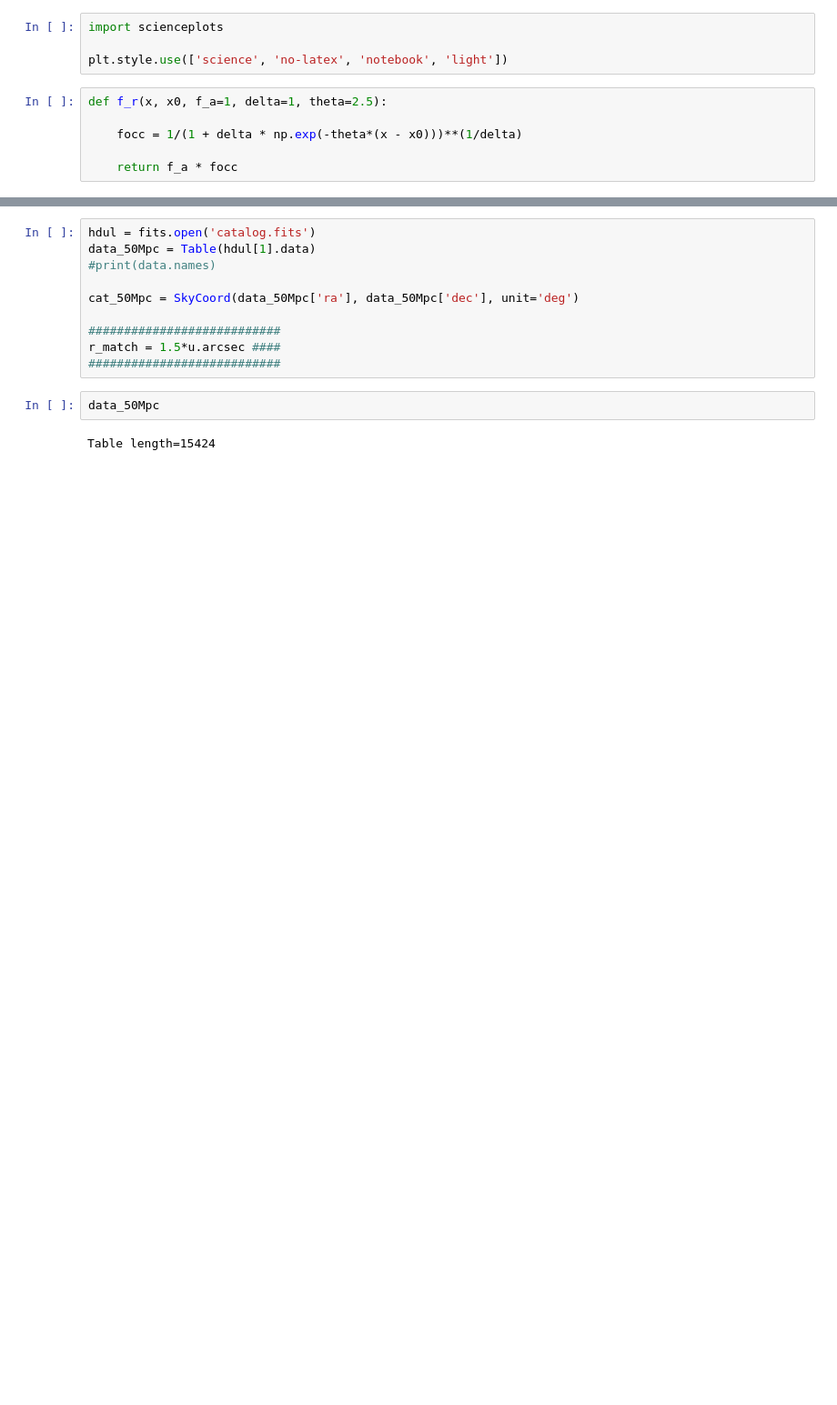
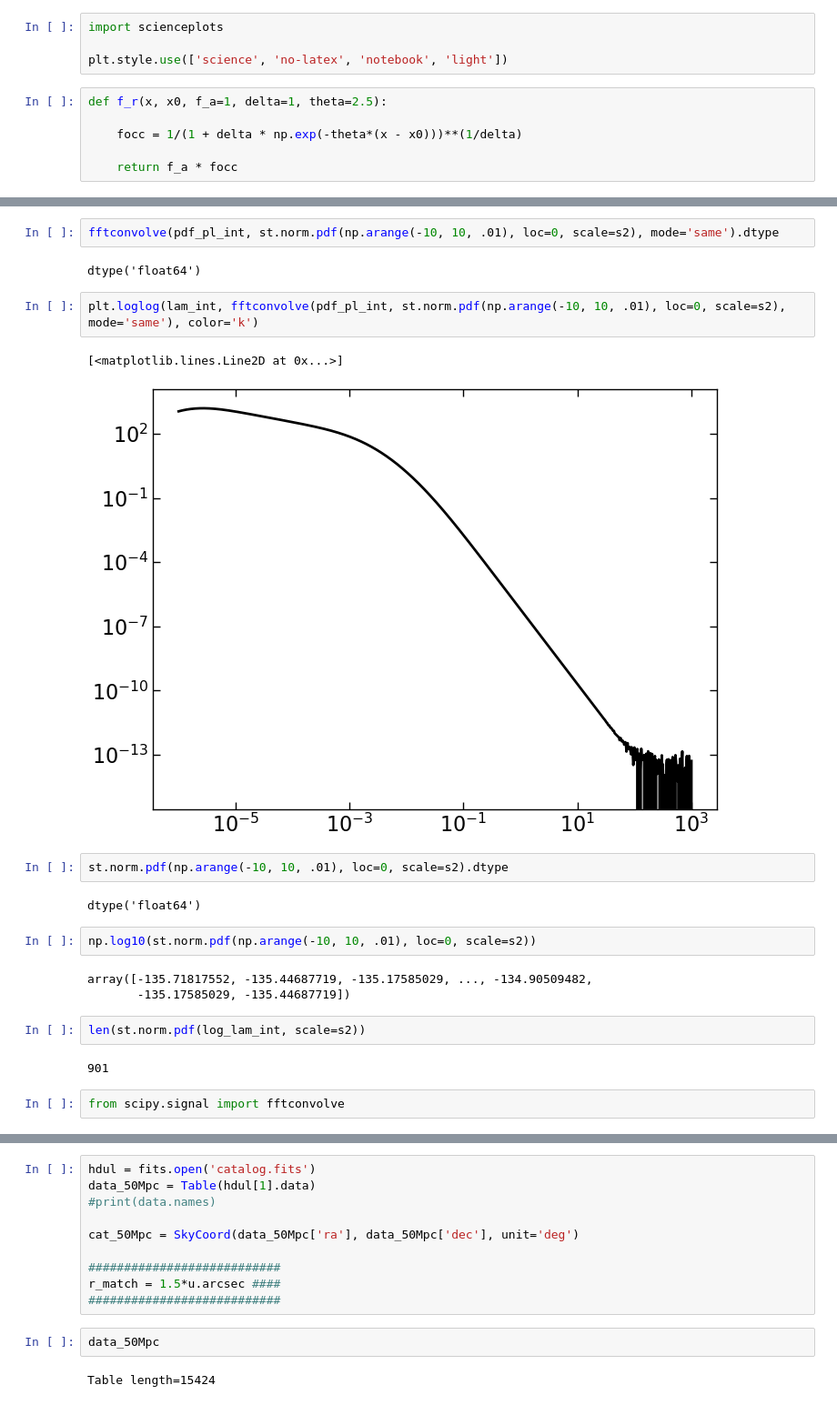
Before and after one commit to burke86/imbh_demographics, a Jupyter notebook: vla.ipynb, the cells around one changed output, grey strips where cells are left out. Shown at 91% size. Saved outputs shown, nothing was run; the diff lists cells and outputs as text; blank space fills up the shorter version.

```diff
--- a/vla.ipynb
+++ b/vla.ipynb
@@ -37,3 +134,27 @@ def f_r(x, x0, f_a=1, delta=1, theta=2.5):
+# %%
+fftconvolve(pdf_pl_int, st.norm.pdf(np.arange(-10, 10, .01), loc=0, scale=s2), mode='same').dtype
+# %% [output]
+dtype('float64')
+# %%
+plt.loglog(lam_int, fftconvolve(pdf_pl_int, st.norm.pdf(np.arange(-10, 10, .01), loc=0, scale=s2), mode='same'), color='k')
+# %% [output]
+[<matplotlib.lines.Line2D at 0x...>]
+[figure, added]
+# %%
+st.norm.pdf(np.arange(-10, 10, .01), loc=0, scale=s2).dtype
+# %% [output]
+dtype('float64')
+# %%
+np.log10(st.norm.pdf(np.arange(-10, 10, .01), loc=0, scale=s2))
+# %% [output]
+array([-135.71817552, -135.44687719, -135.17585029, ..., -134.90509482,
+       -135.17585029, -135.44687719])
+# %%
+len(st.norm.pdf(log_lam_int, scale=s2))
+# %% [output]
+901
+# %%
+from scipy.signal import fftconvolve
 # %%
 def log_likelihood(theta, x, y, xerr, yerr, logLIR, logLIRerr, d25, n, p_obs):
 
```
Also changed, not shown: parts of 19 cells of this notebook, 1 other file.
